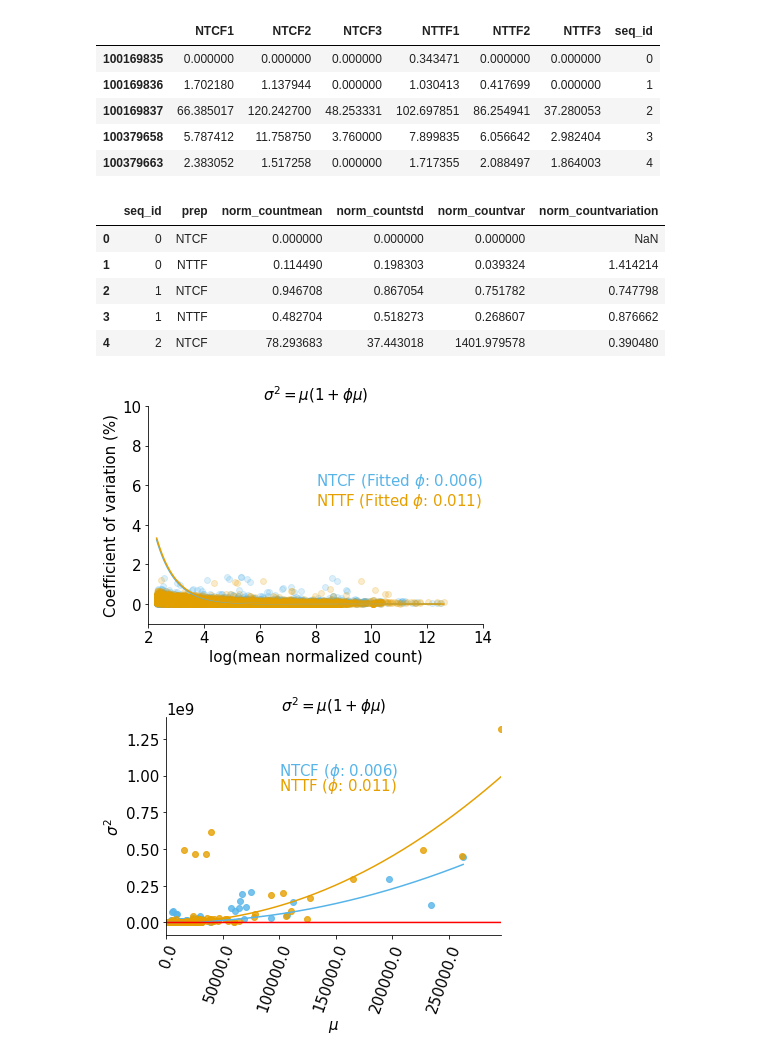
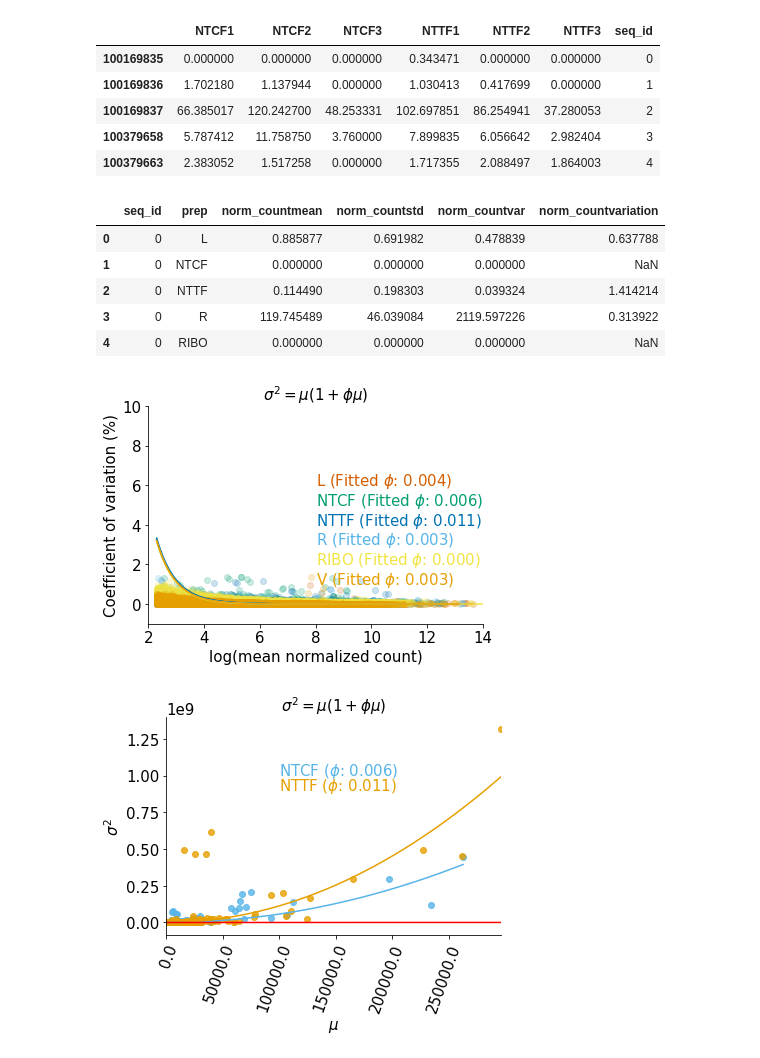
Before and after one commit to wckdouglas/tgirt_smRNA, a Jupyter notebook: scripts/reproducibility.ipynb, the cells around one changed output. Drawn from its saved outputs; the diff is of its cells as text; code cells hidden in the pictures.

```diff
--- a/scripts/reproducibility.ipynb
+++ b/scripts/reproducibility.ipynb
@@ -24,3 +24,12 @@ def model_cv(phi, mu):
 def fit_dispersion(phi, mu, var):
     pred_var = model_var(phi, mu)
     return mean_squared_error(var, pred_var)
+
+def TruSeq_data():
+    filename = '/stor/work/Lambowitz/Data/archived_work/2016/TGIRT_ERCC_project/result/countTables/old/norm_count.tsv'
+    df = pd.read_table(filename) \
+        .filter(regex = 'ABRF.*A-[0-3+]') \
+        .assign(seq_id = lambda d: range(d.shape[0]))\
+        .pipe(pd.melt, id_vars = ['seq_id'], var_name = 'samplename', value_name = 'norm_count') \
+        .assign(prep = lambda d: d.samplename.str.extract('-ILMN-(.*)-A-', expand=False))
+    return df
@@ -42,19 +60,19 @@ df.head()
 # %%
 mv_df = pd.melt(df, id_vars = ['seq_id'], var_name = 'samplename', value_name = 'norm_count')\
     .assign(prep = lambda d: d.samplename.str.replace('[0-9]+$',''))\
+    .pipe(lambda d: pd.concat([d, TruSeq_data()], axis=0))\
     .groupby(['seq_id','prep'], as_index=False) \
     .agg({'norm_count':['mean','std','var',variation]})
 new_col = mv_df.columns.get_level_values(0) + mv_df.columns.get_level_values(1)
 mv_df.columns = new_col
-
 mv_df.head()
 # %% [output]
 |  | seq_id | prep | norm_countmean | norm_countstd | norm_countvar | norm_countvariation |
-| 0 | 0 | NTCF | 0.000000 | 0.000000 | 0.000000 | NaN |
-| 1 | 0 | NTTF | 0.114490 | 0.198303 | 0.039324 | 1.414214 |
-| 2 | 1 | NTCF | 0.946708 | 0.867054 | 0.751782 | 0.747798 |
-| 3 | 1 | NTTF | 0.482704 | 0.518273 | 0.268607 | 0.876662 |
-| 4 | 2 | NTCF | 78.293683 | 37.443018 | 1401.979578 | 0.390480 |
+| 0 | 0 | L | 0.885877 | 0.691982 | 0.478839 | 0.637788 |
+| 1 | 0 | NTCF | 0.000000 | 0.000000 | 0.000000 | NaN |
+| 2 | 0 | NTTF | 0.114490 | 0.198303 | 0.039324 | 1.414214 |
+| 3 | 0 | R | 119.745489 | 46.039084 | 2119.597226 | 0.313922 |
+| 4 | 0 | RIBO | 0.000000 | 0.000000 | 0.000000 | NaN |
 # %%
 ax = plt.subplot(111)
 prep_ce = color_encoder()
@@ -87,7 +105,7 @@ ax.set_ylabel('Coefficient of variation (%)')
 ax.set_title(r'$\sigma^2 = \mu (1+\phi \mu)$', size=15)
 sns.despine()
 # %% [output]
-[figure, old version]
+[figure, new version]
 # %%
 def plot_mean_var(mv_df, ax, log_scale=False):
     prep_ce = color_encoder()
```
Also changed, not shown: parts of 7 cells of this notebook, 2 other files.
